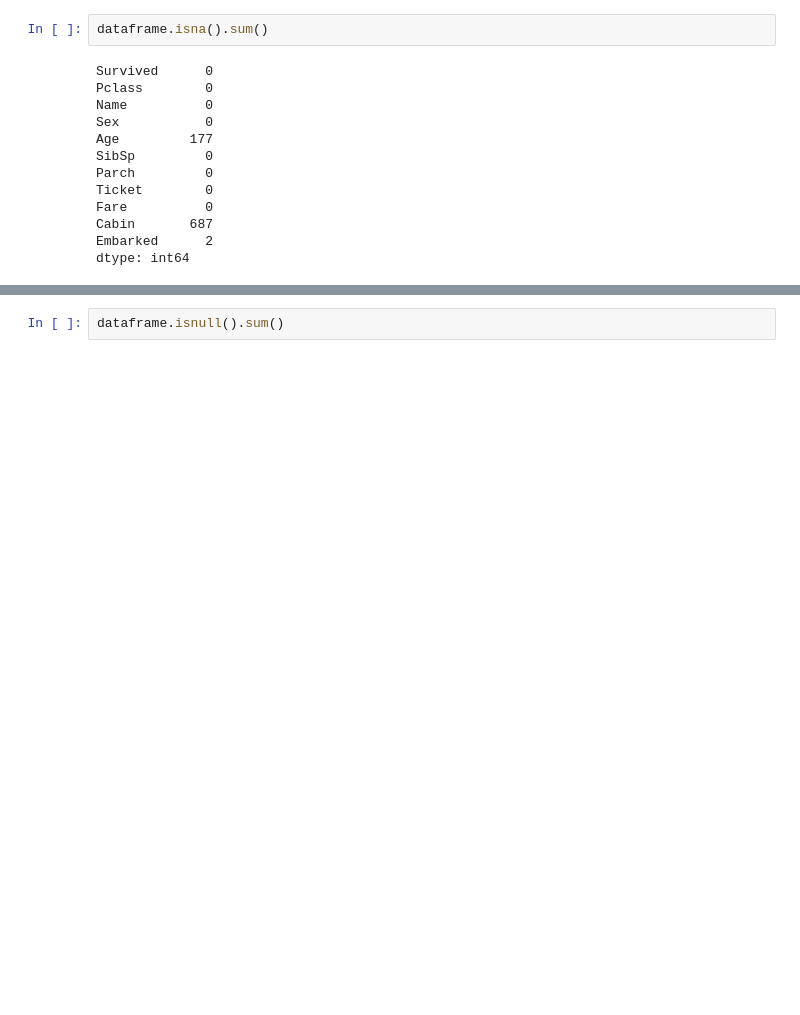
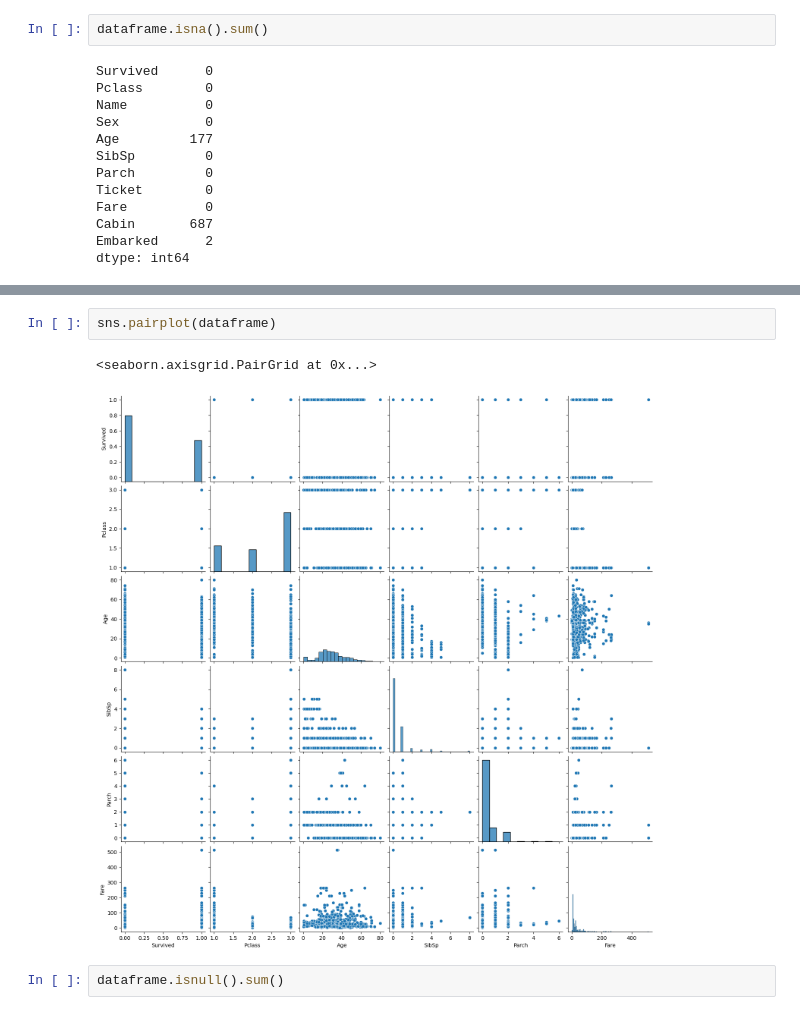
Before and after one commit to SeanMarcusJensen/Exam_DataScience, a Jupyter notebook: Notebook.ipynb, the cells around one changed output, grey strips where cells are left out. Cells and saved outputs as stored; diff of their text form; blank space fills up the shorter version.

```diff
--- a/Notebook.ipynb
+++ b/Notebook.ipynb
@@ -176,3 +133,8 @@ dataframe['Ticket'].duplicated().sum()
+# %%
+sns.pairplot(dataframe)
+# %% [output]
+<seaborn.axisgrid.PairGrid at 0x...>
+[figure, added]
 # %%
 dataframe.isnull().sum()
 # %% [output]
```
Also changed, not shown: parts of 13 cells of this notebook, 1 other file.
